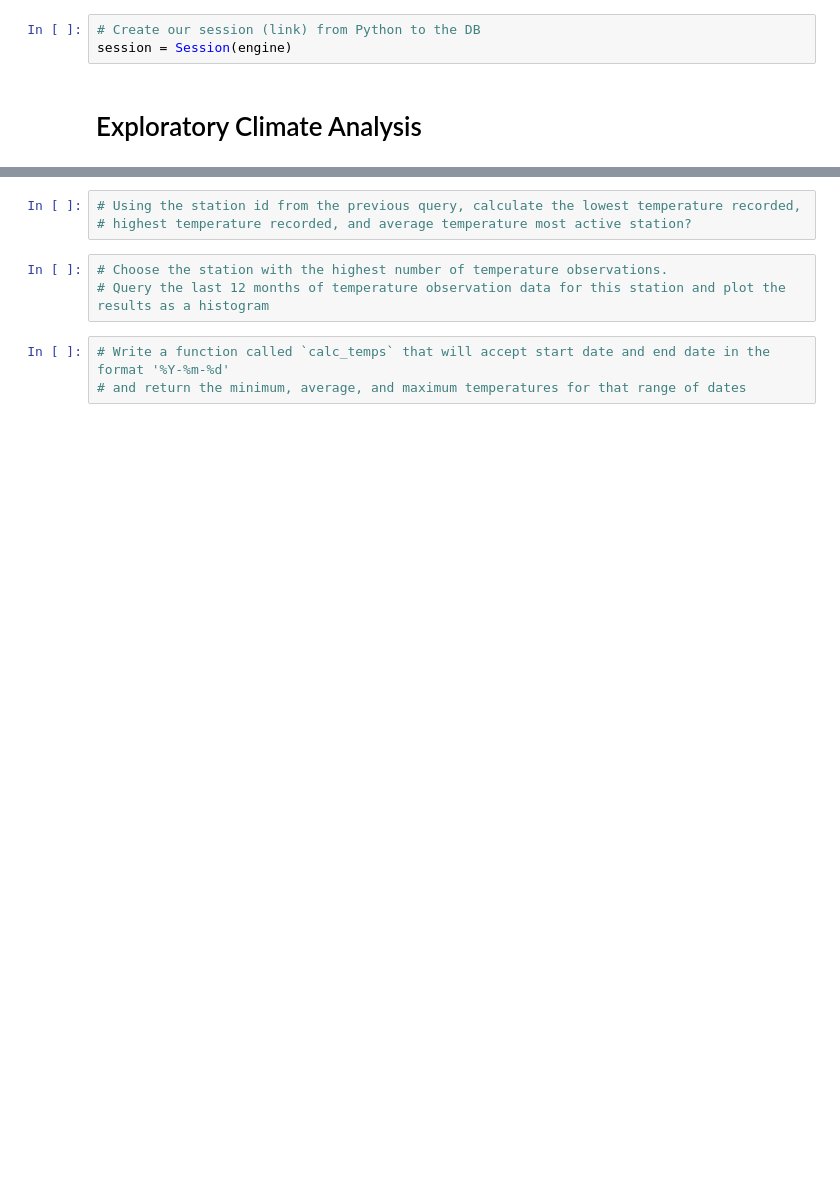
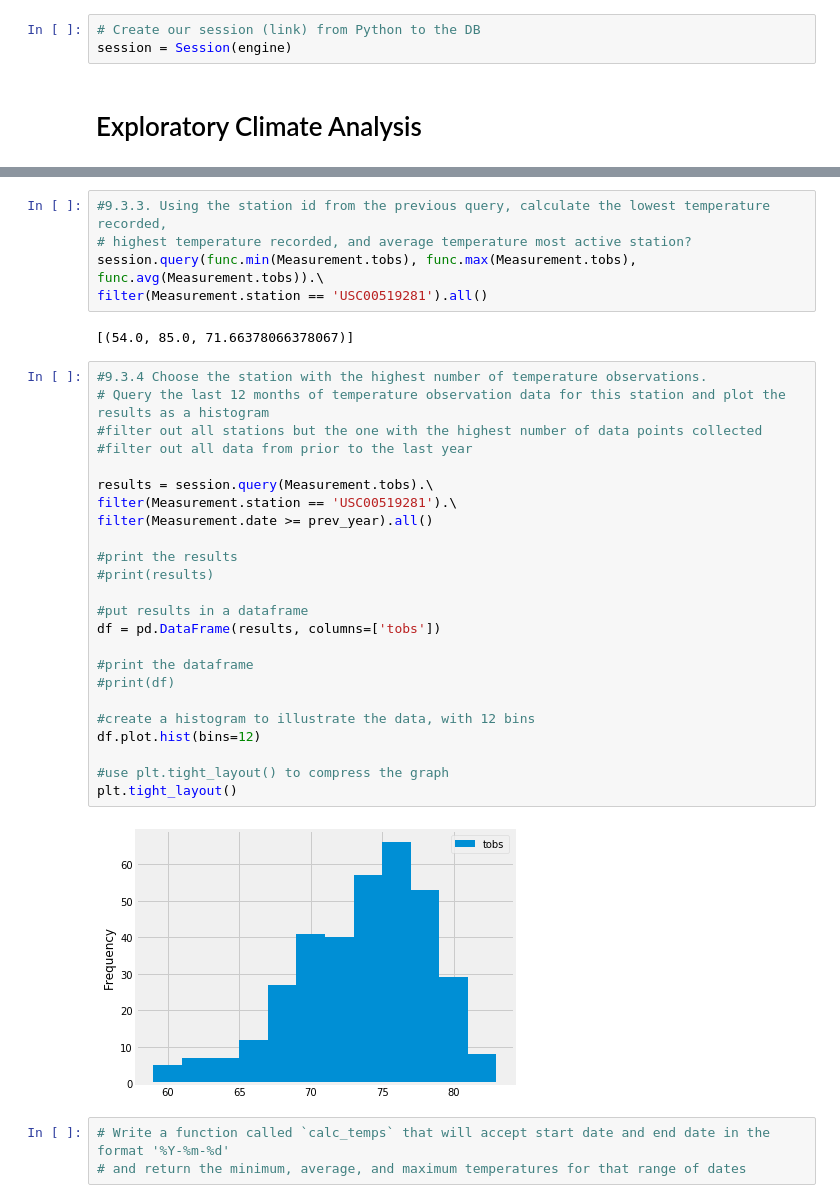
Before and after one commit to SamSteffen/Surfs_Up, a Jupyter notebook: climate_analysis.ipynb, the cells around one changed output, grey strips where cells are left out. Saved outputs shown, nothing was run; the diff lists cells and outputs as text; blank space fills up the shorter version.

```diff
--- a/climate_analysis.ipynb
+++ b/climate_analysis.ipynb
@@ -63,9 +140,36 @@ session = Session(engine)
 # %%
-# Using the station id from the previous query, calculate the lowest temperature recorded,
+#9.3.3. Using the station id from the previous query, calculate the lowest temperature recorded,
 # highest temperature recorded, and average temperature most active station?
+session.query(func.min(Measurement.tobs), func.max(Measurement.tobs), func.avg(Measurement.tobs)).\
+filter(Measurement.station == 'USC00519281').all()
+# %% [output]
+[(54.0, 85.0, 71.66378066378067)]
-# %%
-# Choose the station with the highest number of temperature observations.
-# Query the last 12 months of temperature observation data for this station and plot the results as a histogram
+# %%
+#9.3.4 Choose the station with the highest number of temperature observations.
+# Query the last 12 months of temperature observation data for this station and plot the results as a histogram
+#filter out all stations but the one with the highest number of data points collected
+#filter out all data from prior to the last year
+
+results = session.query(Measurement.tobs).\
+filter(Measurement.station == 'USC00519281').\
+filter(Measurement.date >= prev_year).all()
+
+#print the results
+#print(results)
+
+#put results in a dataframe
+df = pd.DataFrame(results, columns=['tobs'])
+
+#print the dataframe
+#print(df)
+
+#create a histogram to illustrate the data, with 12 bins
+df.plot.hist(bins=12)
+
+#use plt.tight_layout() to compress the graph
+plt.tight_layout()
+# %% [output]
+[figure, added]
 # %%
 # Write a function called `calc_temps` that will accept start date and end date in the format '%Y-%m-%d'
 # and return the minimum, average, and maximum temperatures for that range of dates
```
Also changed, not shown: parts of 5 cells of this notebook.
